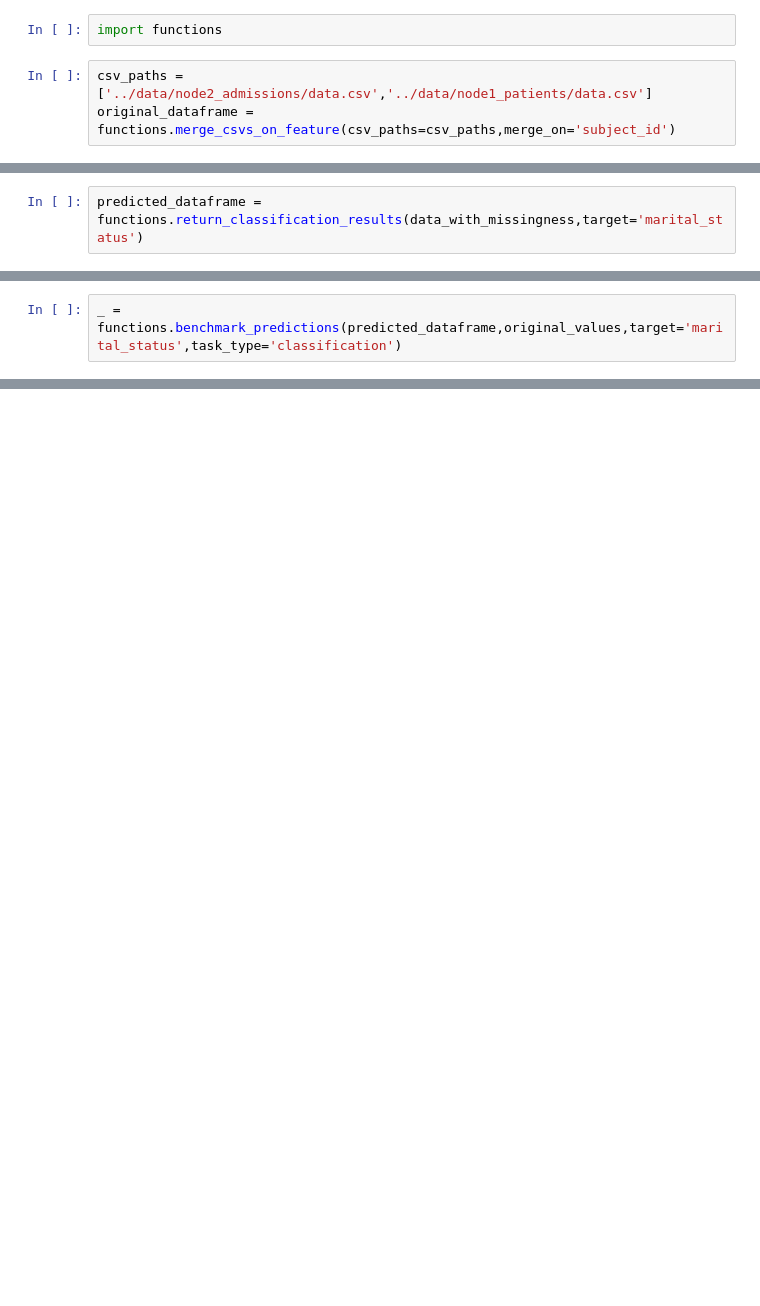
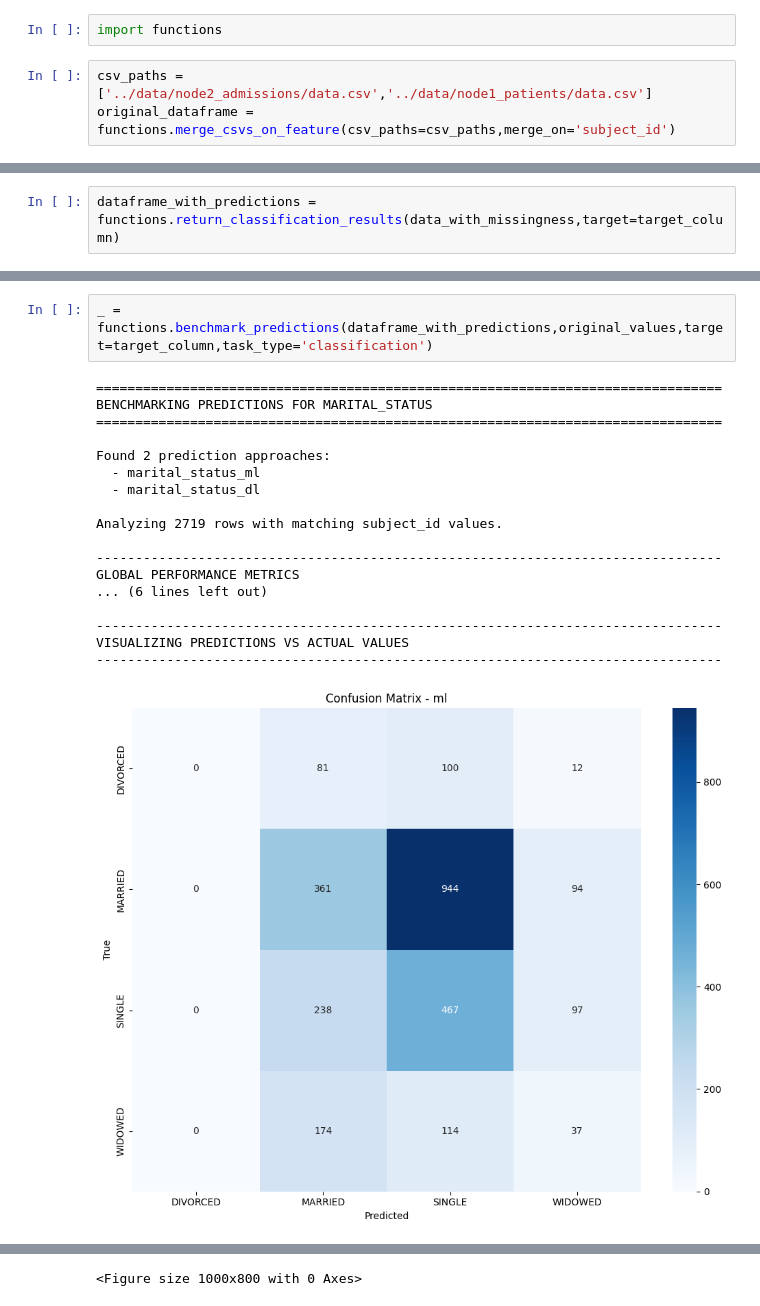
Before and after one commit to ESSADEQAziz/FL_env, a Jupyter notebook: VFL_env/notebooks/classification.ipynb, the cells around one changed output, grey strips where cells are left out. Saved outputs shown, nothing was run; the diff lists cells and outputs as text; blank space fills up the shorter version.

```diff
--- a/VFL_env/notebooks/classification.ipynb
+++ b/VFL_env/notebooks/classification.ipynb
@@ -27,2 +304,2 @@ _ = functions.analyze_dataframe(data_with_missingness)
 # %%
-predicted_dataframe = functions.return_classification_results(data_with_missingness,target='marital_status')
+dataframe_with_predictions = functions.return_classification_results(data_with_missingness,target=target_column)
@@ -29,2 +332,21 @@ predicted_dataframe = functions.return_classification_results(data_with_missingn
 # %%
-_ = functions.benchmark_predictions(predicted_dataframe,original_values,target='marital_status',task_type='classification')
+_ = functions.benchmark_predictions(dataframe_with_predictions,original_values,target=target_column,task_type='classification')
+# %% [output]
+================================================================================
+BENCHMARKING PREDICTIONS FOR MARITAL_STATUS
+================================================================================
+
+Found 2 prediction approaches:
+  - marital_status_ml
+  - marital_status_dl
+
+Analyzing 2719 rows with matching subject_id values.
+
+--------------------------------------------------------------------------------
+GLOBAL PERFORMANCE METRICS
+... (6 lines left out)
+
+--------------------------------------------------------------------------------
+VISUALIZING PREDICTIONS VS ACTUAL VALUES
+--------------------------------------------------------------------------------
+[figure, added]
@@ -30,0 +355 @@ _ = functions.benchmark_predictions(predicted_dataframe,original_values,target='
+<Figure size 1000x800 with 0 Axes>
```
Also changed, not shown: parts of 9 cells of this notebook, 21 other files.
